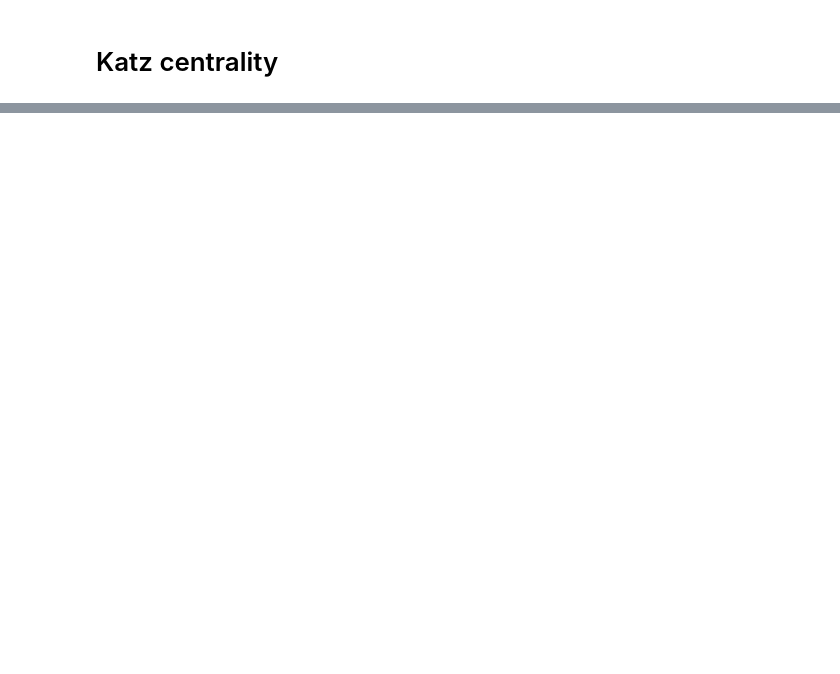
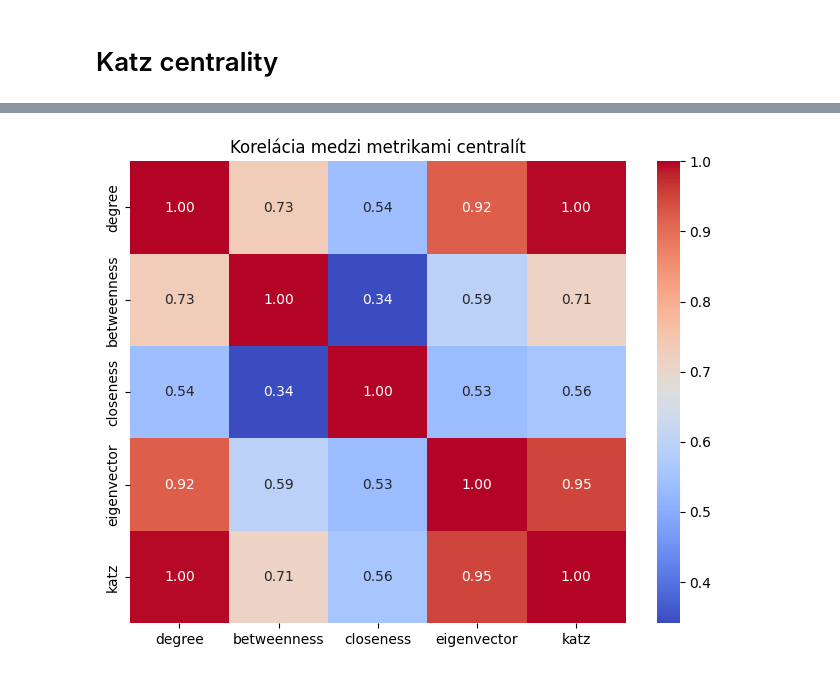
Before and after one commit to sugy-w/Veda-o-sietach-Projekt-JPD-, a Jupyter notebook: general analysis/network_centrality.ipynb, the cells around one changed output, grey strips where cells are left out. Cells and saved outputs as stored; diff of their text form; code cells hidden in the pictures; blank space fills up the shorter version.

Commit message:
add some analysis of centrality

```diff
--- a/general analysis/network_centrality.ipynb
+++ b/general analysis/network_centrality.ipynb
@@ -10,7 +40,7 @@ import matplotlib.pyplot as plt
 # %%
 edges = pd.read_csv("../data/edges.csv")[["# source", " target", " distance"]].drop_duplicates()
 
-nodes = pd.read_csv("../data/nodes.csv")[[" id", " name", " city", " country"]]
+nodes = pd.read_csv("../data/nodes.csv")[[" id", " name", " city", " country", " latitude", " longitude"]]
 nodes[" id"] = np.arange(0, 3214)
 # %%
 source_airport = np.array(edges["# source"])
@@ -23,9 +53,7 @@ assert len(source_airport) == len(destination_airport)
 for source, target, distance in edges.values:
     A[np.int16(source)][np.int16(target)] = distance
 # %%
-# nx representation (10 seconds)
-
-G = nx.from_numpy_array(A) # Undirected!
+G = nx.from_numpy_array(A, create_using=nx.DiGraph)
 # %%
 def print_top_centrality(centrality_dict, nodes_df, top_n=10):
     id_to_name = dict(zip(nodes_df[" id"].astype(int), nodes_df[" name"]))
@@ -150,0 +144,27 @@ sns.kdeplot(katz_centrality.values())
+# %%
+data = {
+    'degree': distance_centrality,
+    'betweenness': betweenness_centrality,
+    'closeness': closeness_centrality,
+    'eigenvector': eigenvector_centrality,
+    'katz': katz_centrality
+}
+
+df = pd.DataFrame(data)
+
+# Reset index
+df = df.reset_index().rename(columns={'index': 'node_id'})
+
+nodes_clean = nodes.copy()
+nodes_clean.columns = nodes_clean.columns.str.strip()
+df = df.merge(nodes_clean[["id", "name", "country"]], left_on="node_id", right_on="id", how="left")
+
+df = df.drop(columns=['id']).rename(columns={'name': 'airport_name'})
+
+# Normalize
+cols_to_norm = ['degree', 'betweenness', 'closeness', 'eigenvector', 'katz']
+df_norm = df.copy()
+for col in cols_to_norm:
+    df_norm[col] = (df[col] - df[col].min()) / (df[col].max() - df[col].min())
+
+df_norm
@@ -150,0 +185,9 @@ sns.kdeplot(katz_centrality.values())
+# %%
+corr = df_norm[['degree', 'betweenness', 'closeness', 'eigenvector', 'katz']].corr()
+
+plt.figure(figsize=(8, 6))
+sns.heatmap(corr, annot=True, cmap='coolwarm', fmt=".2f")
+plt.title("Korelácia medzi metrikami centralít")
+plt.show()
+# %% [output]
+[figure, added]
```
Also changed, not shown: parts of 25 cells of this notebook.
